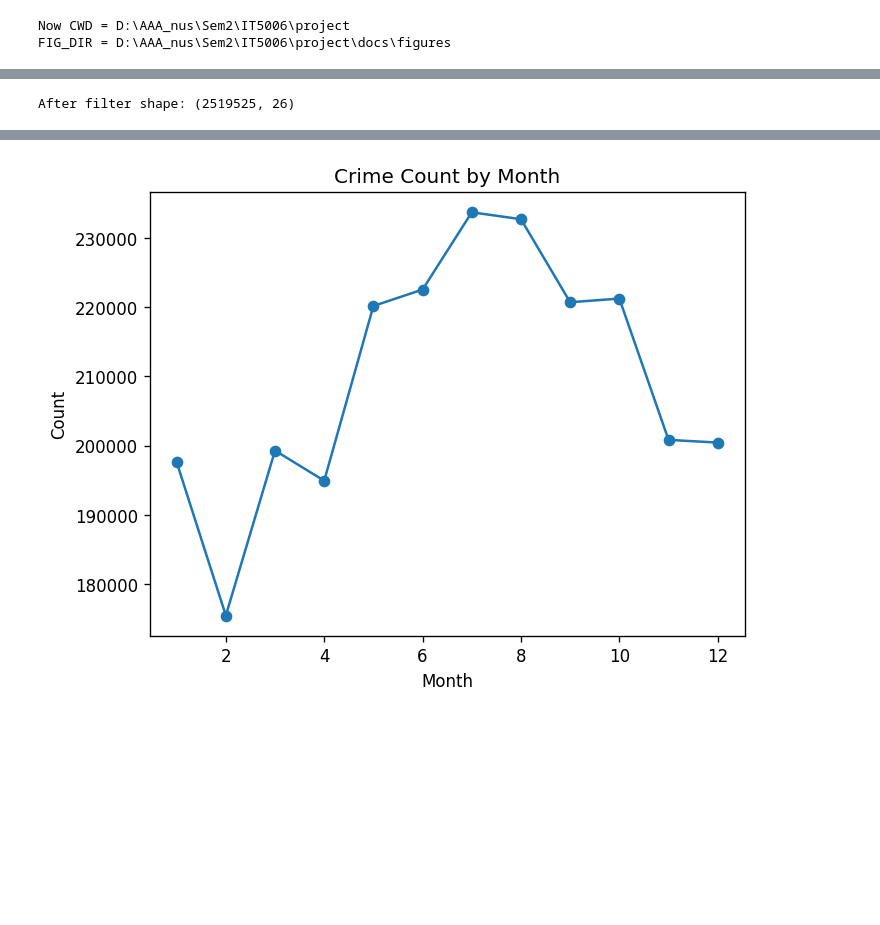
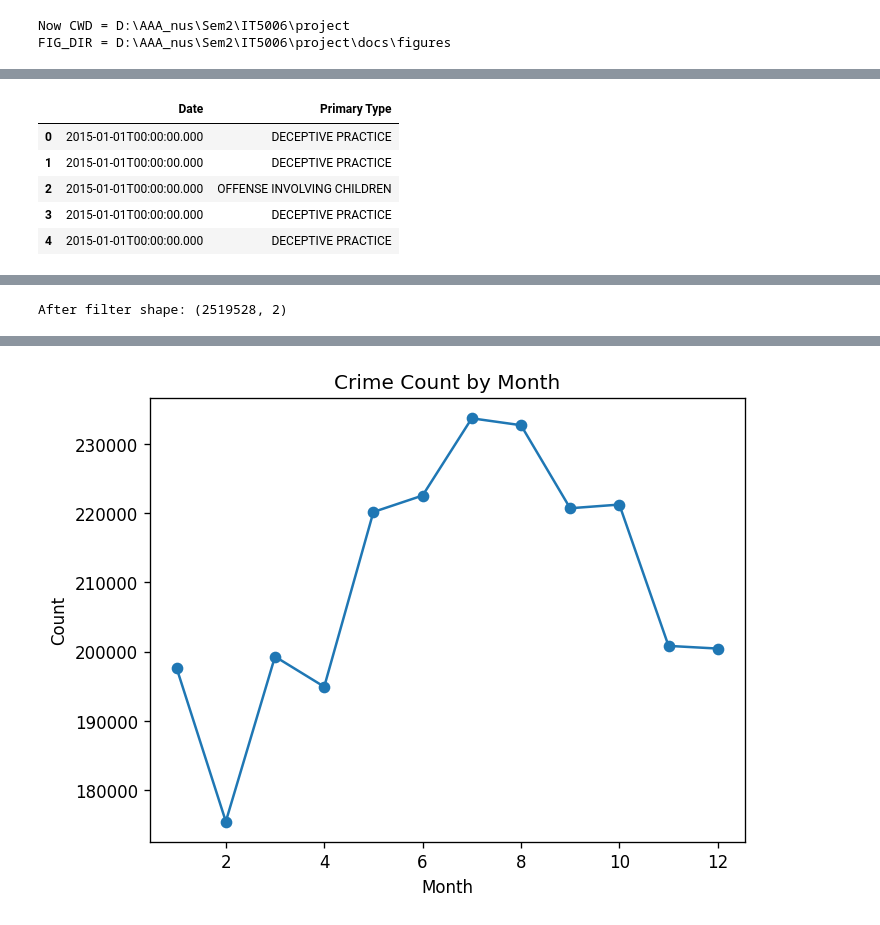
Before and after one commit to WennnnS/Team18_IT5006_Predictive_Policing_AY2526Sem2, a Jupyter notebook: notebooks/EDA_Temporal.ipynb, the cells around one changed output, grey strips where cells are left out. Cells and saved outputs as stored; diff of their text form; code cells hidden in the pictures; blank space fills up the shorter version.

```diff
--- a/notebooks/EDA_Temporal.ipynb
+++ b/notebooks/EDA_Temporal.ipynb
@@ -23,9 +23,79 @@ import seaborn as sns
 
 plt.rcParams["figure.dpi"] = 120
 # %%
-DATA_PATH = "Crimes_-_2001_to_Present_20260213.csv"
+# DATA_PATH = "Crimes_-_2001_to_Present_20260213.csv"
+
+# df = pd.read_csv(DATA_PATH)
+
+# print("Raw shape:", df.shape)
+# display(df.head())
+# display(df.dtypes)
+
+import pandas as pd
+import requests
+from io import StringIO
+from pathlib import Path
+
+# 1) 与 Spatial 对齐的时间范围
+START_DATE = "2015-01-01T00:00:00.000"
+END_DATE   = "2025-01-01T00:00:00.000"  # exclusive
+
+# 2) 缓存到你本地项目目录（只下载一次）
+RAW_DIR = PROJECT_ROOT / "data" / "raw"
+RAW_DIR.mkdir(parents=True, exist_ok=True)
+
+DATA_PATH = RAW_DIR / "chicago_2015_2024_temporal.csv"
+
+# 3) Socrata CSV endpoint（和 Spatial 一样的数据源）
+BASE = "https://data.cityofchicago.org/resource/ijzp-q8t2.csv"
+
+# 4) 只下载 Temporal 真正需要的最小列（尽量少改后续代码）
+SELECT = "date,primary_type"
+
+WHERE = f"date >= '{START_DATE}' AND date < '{END_DATE}'"
+
+def download_temporal_csv(out_path: Path, limit=50000):
+    session = requests.Session()
+    offset = 0
+    first = True
+
+    while True:
+        params = {
+            "$select": SELECT,
+            "$where": WHERE,
+            "$order": "date ASC",
+            "$limit": limit,
+            "$offset": offset,
+        }
+        r = session.get(BASE, params=params, timeout=60)
+        r.raise_for_status()
+
+        chunk = pd.read_csv(StringIO(r.text))
+        if chunk.empty:
+            break
+
+        chunk.to_csv(out_path, mode="w" if first else "a", index=False, header=first)
+        first = False
+
+        offset += limit
+        print("downloaded rows:", offset)
+
+    print("Saved CSV to:", out_path.resolve())
+
+# 5) 如果本地没有缓存就下载一次；有就直接读
+if not DATA_PATH.exists():
+    print("Local CSV not found. Downloading once via API...")
+    download_temporal_csv(DATA_PATH)
+else:
+    print("Using cached CSV:", DATA_PATH.resolve())
 
 df = pd.read_csv(DATA_PATH)
+
+# 6) 把 API 的列名改成你后续 cell 需要的列名（关键：这样后面基本不用改）
+df = df.rename(columns={
+    "date": "Date",
+    "primary_type": "Primary Type"
+})
 
 print("Raw shape:", df.shape)
 display(df.head())
@@ -34,0 +121,6 @@ FileNotFoundError: [Errno 2] No such file or directory: 'Crimes_-_2001_to_Presen
+|  | Date | Primary Type |
+| 0 | 2015-01-01T00:00:00.000 | DECEPTIVE PRACTICE |
+| 1 | 2015-01-01T00:00:00.000 | DECEPTIVE PRACTICE |
+| 2 | 2015-01-01T00:00:00.000 | OFFENSE INVOLVING CHILDREN |
+| 3 | 2015-01-01T00:00:00.000 | DECEPTIVE PRACTICE |
+| 4 | 2015-01-01T00:00:00.000 | DECEPTIVE PRACTICE |
@@ -39,7 +134,7 @@ df = df[(df["Date"].dt.year >= 2015) & (df["Date"].dt.year <= 2024)].copy()
 
 print("After filter shape:", df.shape)
 # %% [output]
-After filter shape: (2519525, 26)
+After filter shape: (2519528, 2)
 # %%
 df["year"] = df["Date"].dt.year
 df["month"] = df["Date"].dt.month
```
Also changed, not shown: parts of 3 cells of this notebook, 2 other files.
